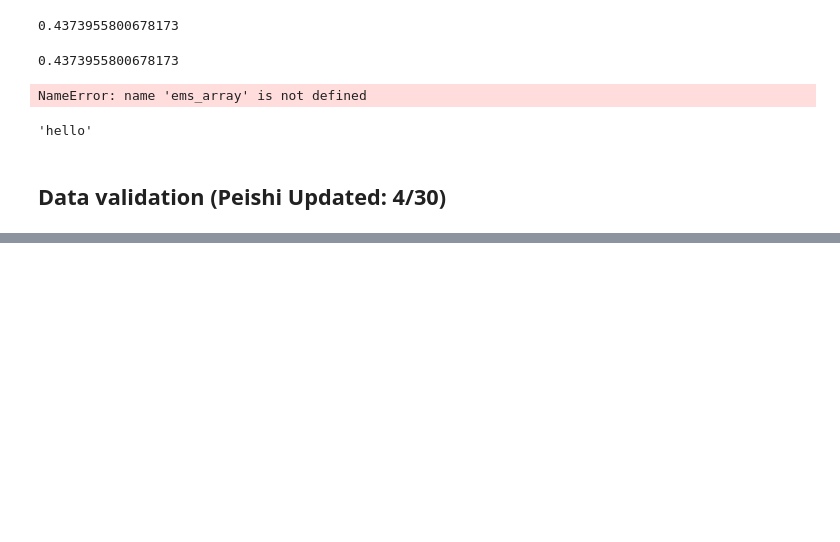
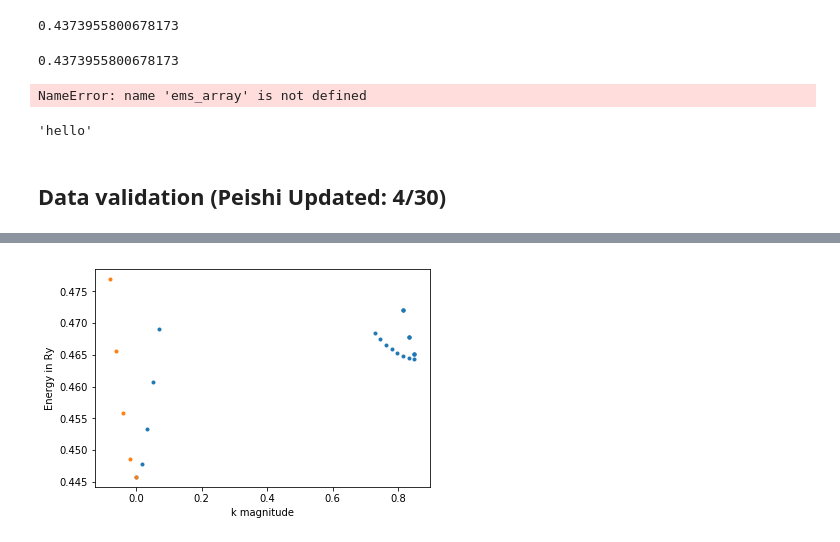
Before and after one commit to alexanderychoi/linear_boltzmann, a Jupyter notebook: data_processing_4_19.ipynb, the cells around one changed output, grey strips where cells are left out. Saved outputs shown, nothing was run; the diff lists cells and outputs as text; code cells hidden in the pictures; blank space fills up the shorter version.

Commit message:
Updated bandstructure plotting. Not very robust

```diff
--- a/data_processing_4_19.ipynb
+++ b/data_processing_4_19.ipynb
@@ -1310,0 +1303,4 @@ Text(0, 0.5, 'Energy in Ry')
+# %%
+plot_bandstructure(cart_kpts_df, enk_df)
+# %% [output]
+[figure, added]
```
Also changed, not shown: parts of 9 cells of this notebook.
